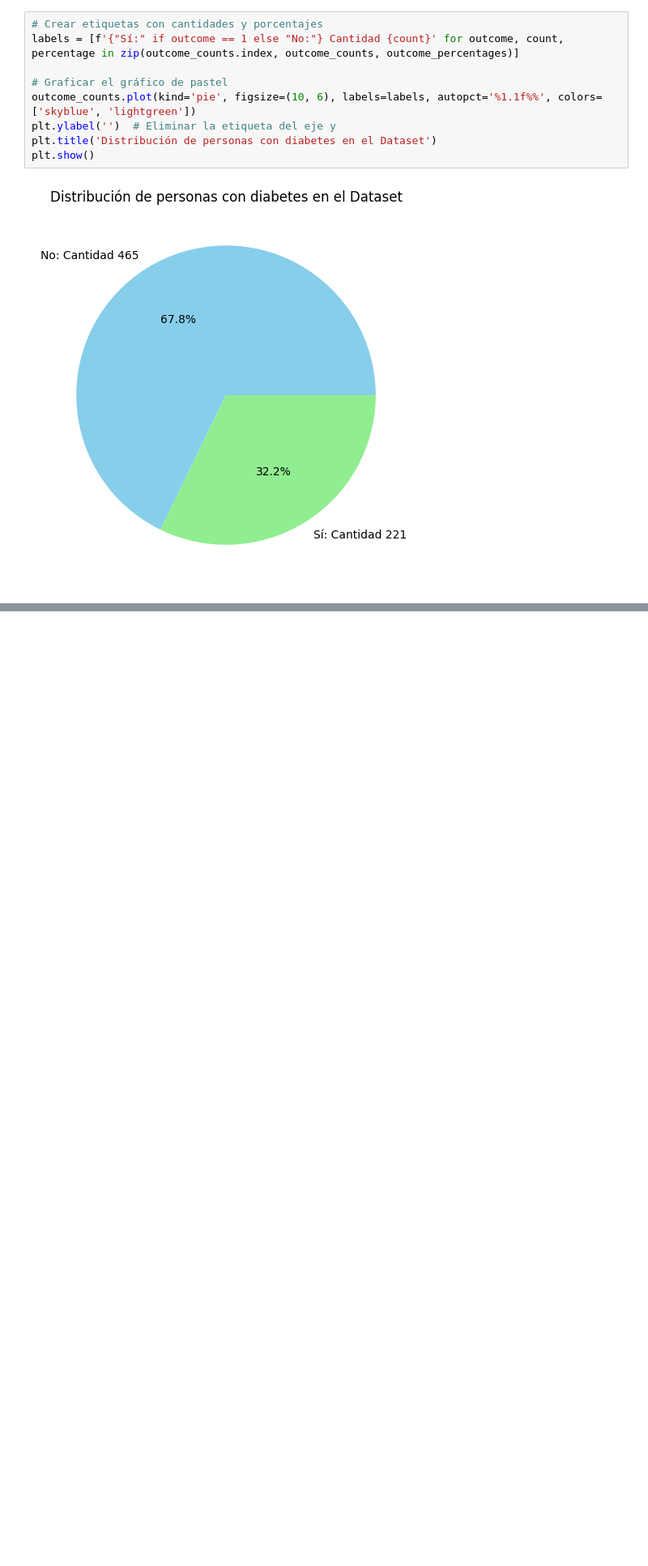
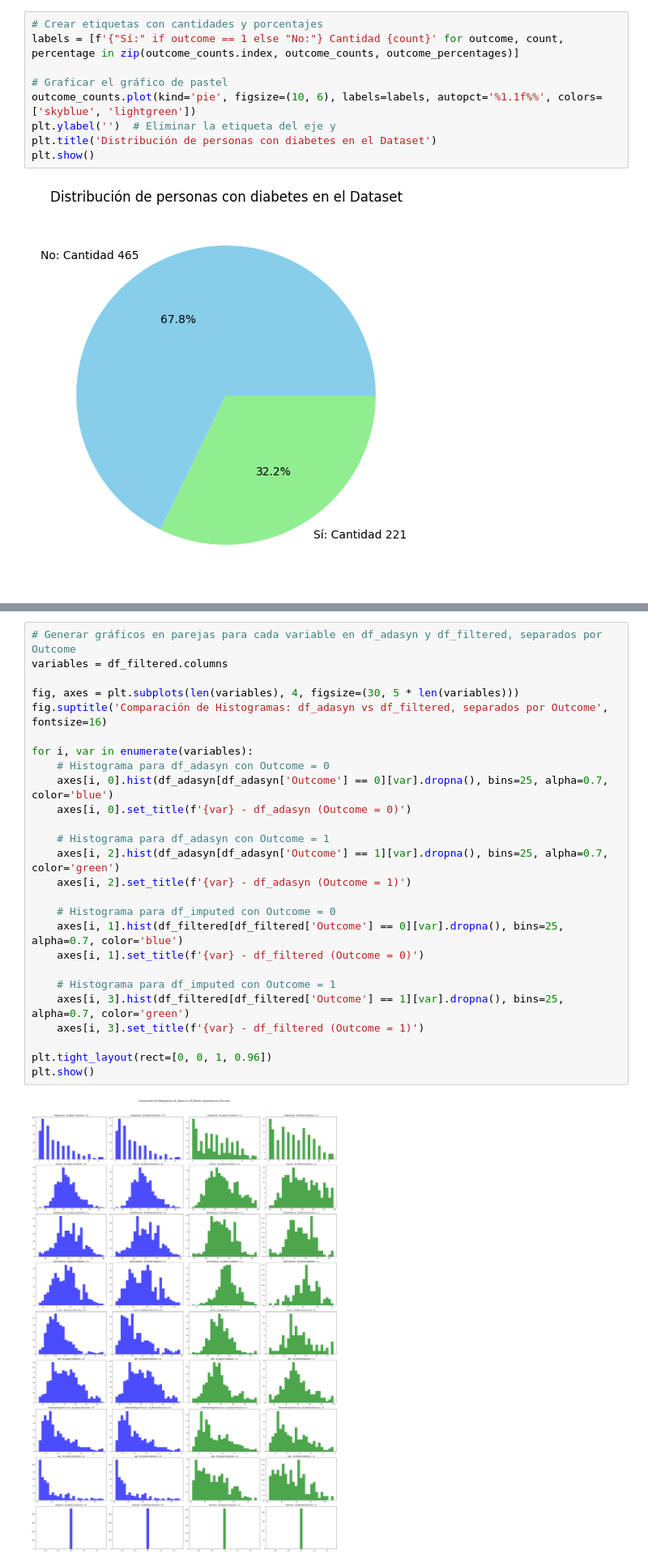
Before and after one commit to Cristobal-Yob/taller-final-pre, a Jupyter notebook: Taller3.ipynb, the cells around one changed output, grey strips where cells are left out. Shown at 81% size. Saved outputs shown, nothing was run; the diff lists cells and outputs as text; blank space fills up the shorter version.

```diff
--- a/Taller3.ipynb
+++ b/Taller3.ipynb
@@ -336,0 +389,28 @@ plt.show()
+# %%
+# Generar gráficos en parejas para cada variable en df_adasyn y df_filtered, separados por Outcome
+variables = df_filtered.columns
+
+fig, axes = plt.subplots(len(variables), 4, figsize=(30, 5 * len(variables)))
+fig.suptitle('Comparación de Histogramas: df_adasyn vs df_filtered, separados por Outcome', fontsize=16)
+
+for i, var in enumerate(variables):
+    # Histograma para df_adasyn con Outcome = 0
+    axes[i, 0].hist(df_adasyn[df_adasyn['Outcome'] == 0][var].dropna(), bins=25, alpha=0.7, color='blue')
+    axes[i, 0].set_title(f'{var} - df_adasyn (Outcome = 0)')
+
+    # Histograma para df_adasyn con Outcome = 1
+    axes[i, 2].hist(df_adasyn[df_adasyn['Outcome'] == 1][var].dropna(), bins=25, alpha=0.7, color='green')
+    axes[i, 2].set_title(f'{var} - df_adasyn (Outcome = 1)')
+
+    # Histograma para df_imputed con Outcome = 0
+    axes[i, 1].hist(df_filtered[df_filtered['Outcome'] == 0][var].dropna(), bins=25, alpha=0.7, color='blue')
+    axes[i, 1].set_title(f'{var} - df_filtered (Outcome = 0)')
+
+    # Histograma para df_imputed con Outcome = 1
+    axes[i, 3].hist(df_filtered[df_filtered['Outcome'] == 1][var].dropna(), bins=25, alpha=0.7, color='green')
+    axes[i, 3].set_title(f'{var} - df_filtered (Outcome = 1)')
+
+plt.tight_layout(rect=[0, 0, 1, 0.96])
+plt.show()
+# %% [output]
+[figure, added]
```
Also changed, not shown: parts of 38 cells of this notebook.
